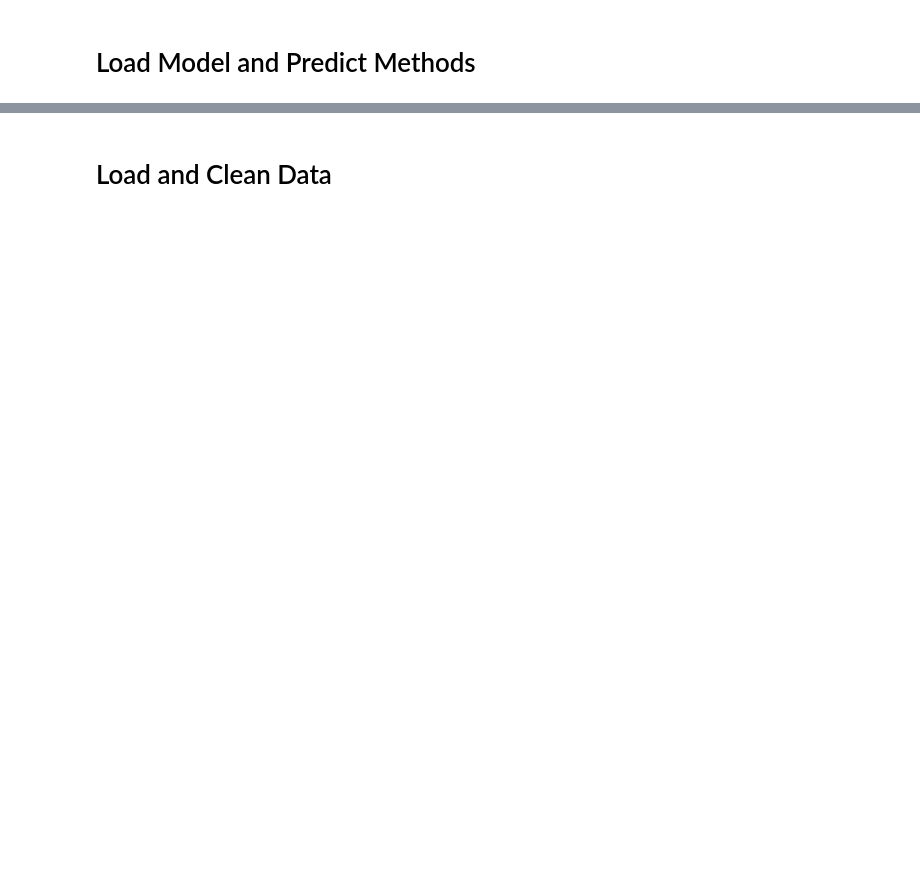
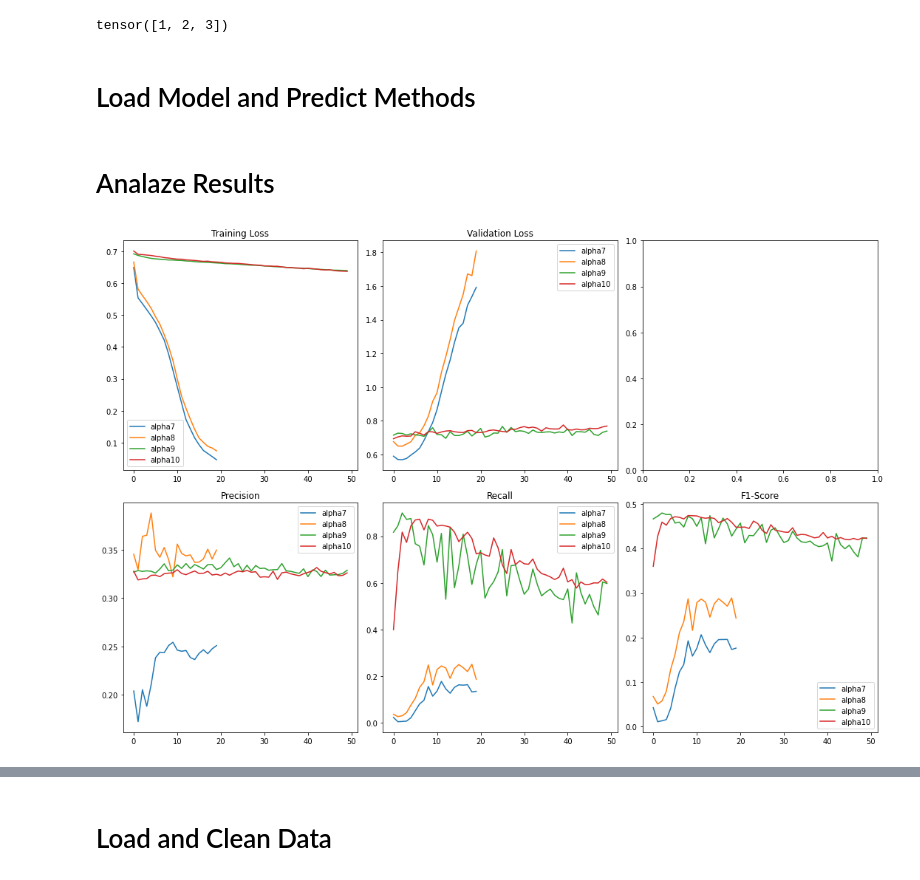
Before and after one commit to mads-swaps/swap-for-profit, a Jupyter notebook: playground/nicks/torch/py_torch_model_validation.ipynb, the cells around one changed output, grey strips where cells are left out. Cells and saved outputs as stored; diff of their text form; code cells hidden in the pictures; blank space fills up the shorter version.

Commit message:
Initial torch exploratory models

```diff
--- a/playground/nicks/torch/py_torch_model_validation.ipynb
+++ b/playground/nicks/torch/py_torch_model_validation.ipynb
@@ -10,6 +10,10 @@ from time import time
 from tqdm.notebook import tqdm
 import json
 import pickle
+# %%
+torch.tensor([[1],[2],[3]]).squeeze()
+# %% [output]
+tensor([1, 2, 3])
 # %% [markdown]
 # Load Model and Predict Methods
 # %%
@@ -56,3 +60,68 @@ def predict(model, X, y, device='cpu', silent=False):
         nn_results = torch.round(torch.sigmoid(model(X_tensor))).detach().numpy()
 
     return nn_results
+# %% [markdown]
+# Analaze Results
+# %%
+import matplotlib.pyplot as plt
+
+model_ids=[ #'alpha1',
+            #'alpha2',
+            #'alpha3',
+            #'alpha4',  # Data = 20210726
+            #'alpha5',  # Data = 20210726
+            #'alpha6',  # Data = 20210726
+            'alpha7',  # Data = 20210729a
+            'alpha8',  # Data = 20210801f
+            'alpha9',  # Data = 20210801f - increased pos_weight
+            'alpha10',  # Data = 20210801f - NNModelEx
+          ]
+
+fig,ax = plt.subplots(2,3,figsize=(15,10))
+ax[0][0].set_title("Training Loss")
+ax[0][1].set_title("Validation Loss")
+ax[1][0].set_title("Precision")
+ax[1][1].set_title("Recall")
+ax[1][2].set_title("F1-Score")
+
+limit=50
+
+model_configs = []
+
+for model_id in model_ids:
+    with open(f'models/{model_id}.cfg') as f:
+        config = json.load(f)
+
+    model_configs.append(config)
+    _, _, mean_losses = load_model_only(config)
+
+    metrics = list(zip(*mean_losses))
+    tl = metrics[0]
+    vl = metrics[1]
+    p = metrics[2] if len(metrics)>2 else None
+    r = metrics[3] if len(metrics)>3 else None
+    f = metrics[4] if len(metrics)>4 else None
+
+    ax[0][0].plot(tl[:limit], label=model_id)
+    ax[0][1].plot(vl[:limit], label=model_id)
+    if p is not None:
+        ax[1][0].plot(p[:limit], label=model_id)
+    if r is not None:
+        ax[1][1].plot(r[:limit], label=model_id)
+    if f is not None:
+        ax[1][2].plot(f[:limit], label=model_id)
+
+# ax1.set_ylim(0,0.02)
+# ax2.set_ylim(0,0.02)
+# ax1.set_yscale('log')
+# ax2.set_yscale('log')
+
+ax[0][0].legend()
+ax[0][1].legend()
+ax[1][0].legend()
+ax[1][1].legend()
+ax[1][2].legend()
+plt.tight_layout()
+plt.show()
+# %% [output]
+[figure, added]
```
Also changed, not shown: parts of 9 cells of this notebook, 3 other files.
